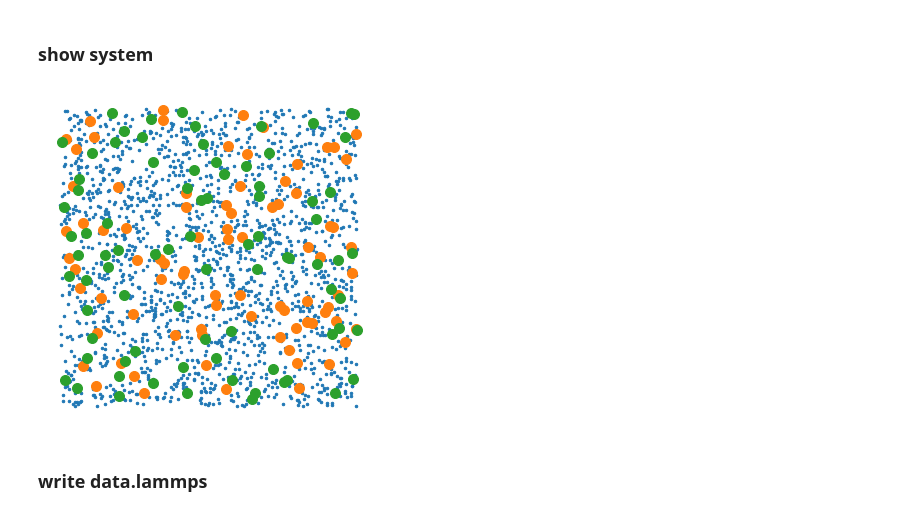
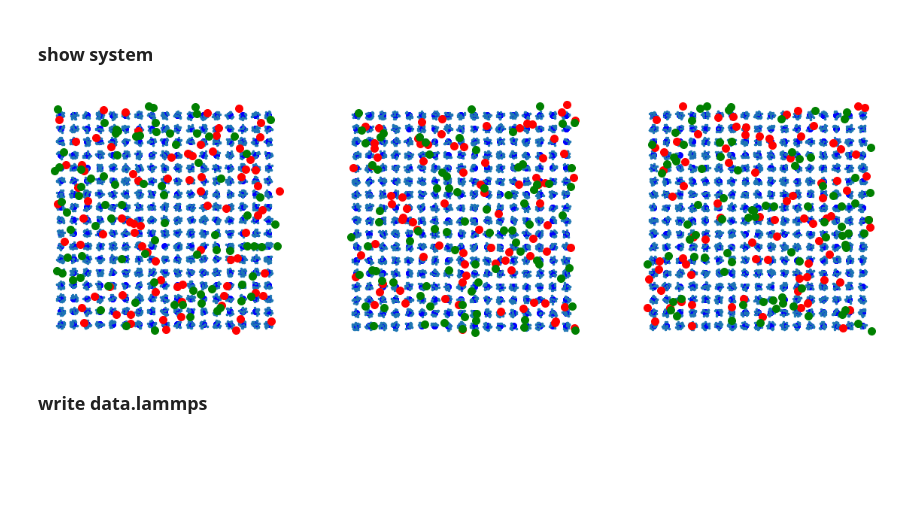
Before and after one commit to simongravelle/lammps-input-files, a Jupyter notebook: liquids/nacl-solution/build/GenerateConfLAMMPS.ipynb, the cells around one changed output. Saved outputs shown, nothing was run; the diff lists cells and outputs as text; code cells hidden in the pictures; blank space fills up the shorter version.

```diff
--- a/liquids/nacl-solution/build/GenerateConfLAMMPS.ipynb
+++ b/liquids/nacl-solution/build/GenerateConfLAMMPS.ipynb
@@ -160,23 +173,45 @@ angles = angles[0:cptangle]
 # %% [markdown]
 ### show system
 # %%
-Oxy =  atoms[atoms.T[2] == 1]
-Na =  atoms[atoms.T[2] == 3]
-Cl =  atoms[atoms.T[2] == 4]
+Oxy = atoms[atoms.T[2] == 1]
+Hyd = atoms[atoms.T[2] == 2]
+Na = atoms[atoms.T[2] == 3]
+Cl = atoms[atoms.T[2] == 4]
-# %%
-fig = plt.figure(figsize=(6,6))
-# panel 1
-ax1 = plt.subplot(1, 1, 1)
-ax1.plot(Oxy.T[4], Oxy.T[5],'.',markersize=5)
-ax1.plot(Na.T[4], Na.T[5],'.',markersize=20)
-ax1.plot(Cl.T[4], Cl.T[5],'.',markersize=20)
-x0,x1 = ax1.get_xlim()
-y0,y1 = ax1.get_ylim()
-ax1.set_aspect((x1-x0)/(y1-y0))
-ax1.axis('off')
-plt.show()
-# %% [output]
-[figure, removed]
+# %%
+fig = plt.figure(figsize=(20,20))
+# panel 1
+ax1 = plt.subplot(1, 3, 1)
+ax1.plot(Oxy.T[4], Oxy.T[5],'b.',markersize=15)
+ax1.plot(Hyd.T[4], Hyd.T[5],'.',markersize=5)
+ax1.plot(Na.T[4], Na.T[5],'r.',markersize=20)
+ax1.plot(Cl.T[4], Cl.T[5],'g.',markersize=20)
+x0,x1 = ax1.get_xlim()
+y0,y1 = ax1.get_ylim()
+ax1.set_aspect((x1-x0)/(y1-y0))
+ax1.axis('off')
+# panel 2
+ax2 = plt.subplot(1, 3, 2)
+ax2.plot(Oxy.T[6], Oxy.T[4],'b.',markersize=15)
+ax2.plot(Hyd.T[6], Hyd.T[4],'.',markersize=5)
+ax2.plot(Na.T[6], Na.T[4],'r.',markersize=20)
+ax2.plot(Cl.T[6], Cl.T[4],'g.',markersize=20)
+x0,x1 = ax1.get_xlim()
+y0,y1 = ax1.get_ylim()
+ax2.set_aspect((x1-x0)/(y1-y0))
+ax2.axis('off')
+# panel 3
+ax3 = plt.subplot(1, 3, 3)
+ax3.plot(Oxy.T[5], Oxy.T[6],'b.',markersize=15)
+ax3.plot(Hyd.T[5], Hyd.T[6],'.',markersize=5)
+ax3.plot(Na.T[5], Na.T[6],'r.',markersize=20)
+ax3.plot(Cl.T[5], Cl.T[6],'g.',markersize=20)
+x0,x1 = ax1.get_xlim()
+y0,y1 = ax1.get_ylim()
+ax3.set_aspect((x1-x0)/(y1-y0))
+ax3.axis('off')
+plt.show()
+# %% [output]
+[figure, added]
 # %% [markdown]
 ### write data.lammps
 # %%
```
Also changed, not shown: parts of 1 cell of this notebook, 9 other files.
